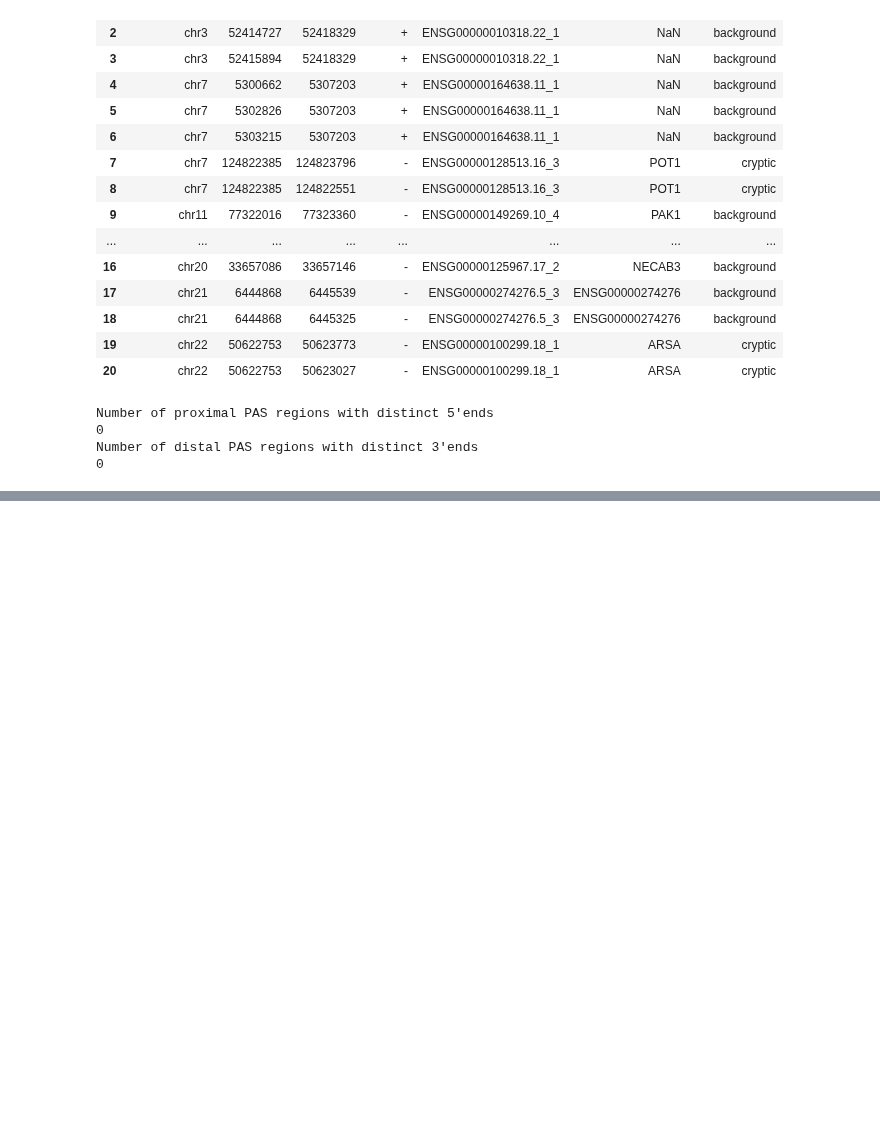
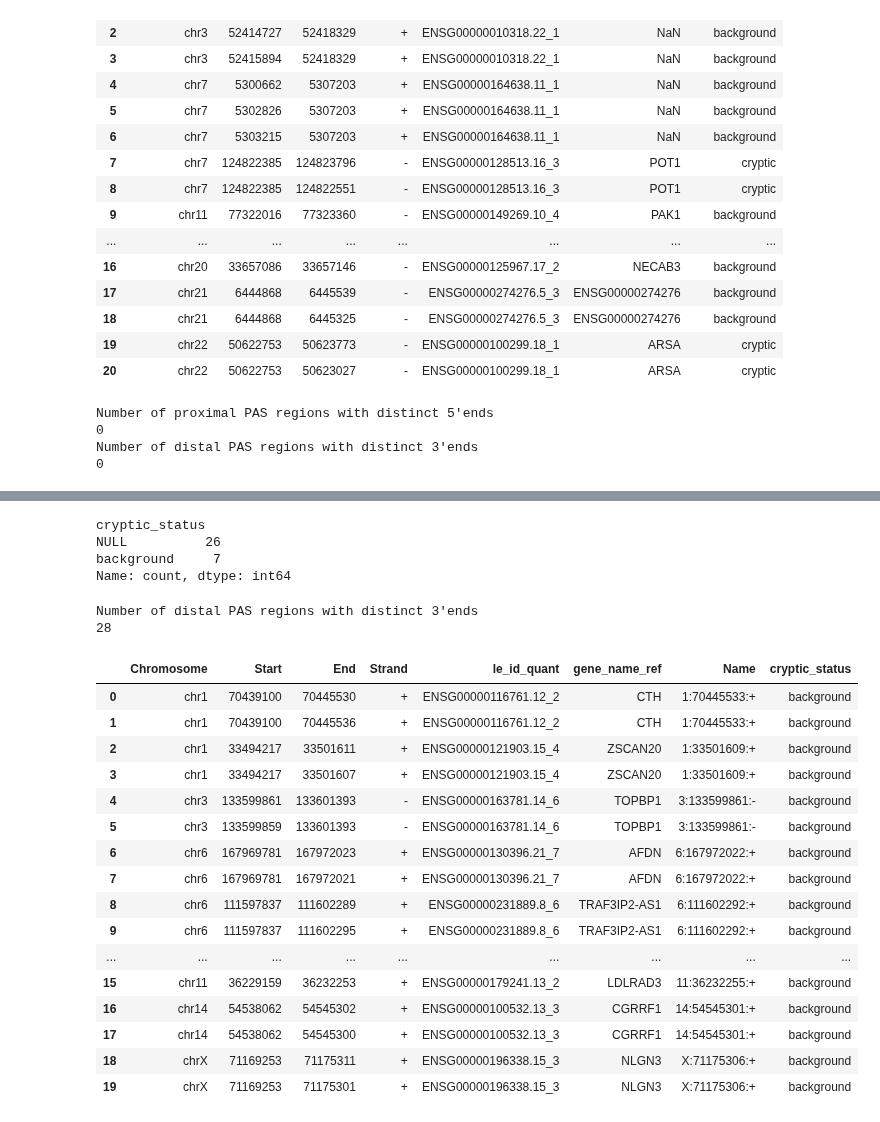
Before and after one commit to frattalab/tdp43-apa, a Jupyter notebook: motifs/notebooks/define_iclip_regions_d3utr.ipynb, the cells around one changed output, grey strips where cells are left out. Cells and saved outputs as stored; diff of their text form; code cells hidden in the pictures; blank space fills up the shorter version.

```diff
--- a/motifs/notebooks/define_iclip_regions_d3utr.ipynb
+++ b/motifs/notebooks/define_iclip_regions_d3utr.ipynb
@@ -143,3 +147,9 @@ print(f"Number of cryptic 3'UTR extension-containing genes - {len(cryp_gene_name
 # %% [output]
 Number of cryptic 3'UTR extensions - 86
 Number of cryptic 3'UTR extension-containing genes - 86
+# %%
+cryp_le_ids_prox = event_type_le_ids["proximal_3utr_extension"]
+cryp_gene_names_prox = event_type_gene_names["proximal_3utr_extension"]
+
+print(f"Number of cryptic 3'UTR extensions where proximal is cryptic - {len(cryp_le_ids_prox)}")
+print(f"Number of cryptic 3'UTR extension-containing genes where proximal is cryptic - {len(cryp_gene_names_prox)}")
@@ -427,6 +420,12 @@ True
 cryp_le_ids_prtnr = set(["_".join([le_id.split("_")[0], str(int(le_id.split("_")[1]) - 1)]) for le_id in list(cryp_le_ids)])
 # combination of cryptic and background le_ids
 cryp_le_ids_comb = cryp_le_ids.union(cryp_le_ids_prtnr)
+# %%
+# get combined list of cryptic IDs
+# here partner is the novel 3'UTR extension, so add 1 to le_id
+cryp_le_ids_prox_prtnr = set(["_".join([le_id.split("_")[0], str(int(le_id.split("_")[1]) + 1)]) for le_id in list(cryp_le_ids_prox)])
+# combination of cryptic and background le_ids
+cryp_le_ids_prox_comb = cryp_le_ids_prox.union(cryp_le_ids_prox_prtnr)
 # %%
 sel_le_d3utr_prox = sel_le_d3utr_prox.assign("cryptic_status", lambda df: _define_cryptic_status(df, cryp_le_ids_comb, ns_le_ids_d3utr_comb, id_col="le_id"))
 novel_le_rep_d3utr = novel_le_rep_d3utr.assign("cryptic_status", lambda df: _define_cryptic_status(df, cryp_le_ids_comb, ns_le_ids_d3utr_comb, id_col="le_id_quant"))
@@ -598,3 +598,11 @@ Number of proximal PAS regions with distinct 5'ends
 0
 Number of distal PAS regions with distinct 3'ends
 0
+# %%
+# Repeat duplicate checks for proximal 3'utr cryptics, first focusing on the novel extensions
+print(novel_le_rep_prox_d3utr.cryptic_status.value_counts())
+print("\nNumber of duplicated IDs")
+# how many IDs are duplicated with distinct regions?
+novel_prox_d3utr_dup_ids = set(novel_le_rep_prox_d3utr.drop_duplicate_positions().as_df().le_id_quant.value_counts().loc[lambda x: x > 1].index)
+# subset is for le_ids that have more than one entry. Then collapse to a single entry for each le_id and count the number of unique IDs
+novel_le_rep_prox_d3utr[novel_le_rep_prox_d3utr.le_id_quant.isin(novel_prox_d3utr_dup_ids)].drop_duplicate_positions().as_df().drop_duplicates(subset="le_id_quant").cryptic_status.value_counts()
@@ -600,0 +622,44 @@ Number of distal PAS regions with distinct 3'ends
+# %%
+# how many events are duplicated when selecting a representative proximal PAS?
+sel_prox_d3utr_prox_dup_ids = set(sel_le_prox_d3utr_prox.drop_duplicate_positions().le_id.value_counts().loc[lambda x: x > 1].index)
+sel_le_prox_d3utr_prox[sel_le_prox_d3utr_prox.le_id.isin(sel_prox_d3utr_prox_dup_ids)].drop_duplicate_positions().as_df().drop_duplicates(subset="le_id").cryptic_status.value_counts()
+# %% [output]
+cryptic_status
+NULL          26
+background     7
+Name: count, dtype: int64
+# %%
+# no cryptics have duplicated prox sites/distinct 5'ends
+# so just need to check 3'end of distal extension
+print("Number of distal PAS regions with distinct 3'ends")
+print(novel_le_rep_prox_d3utr.subset(lambda df: df.le_id_quant.isin(novel_prox_d3utr_dup_ids))
+ .drop_duplicate_positions()
+ .as_df()
+ .groupby(["le_id", "Strand"])
+ .apply(lambda df: df.End.nunique() if (df.Strand == "+").all() else df.Start.nunique()).sort_values()
+ .loc[lambda x: x > 1].index.nunique()
+ )
+
+# look at duplicated extensions/distal PAS
+# again expect equidistant from atlas site
+novel_le_rep_prox_d3utr.subset(lambda df: df.le_id_quant.isin(novel_prox_d3utr_dup_ids) & df.cryptic_status.ne("NULL")).drop_duplicate_positions()[["le_id_quant", "gene_name_ref", "Name", "cryptic_status"]]
+# %% [output]
+Number of distal PAS regions with distinct 3'ends
+28
+|  | Chromosome | Start | End | Strand | le_id_quant | gene_name_ref | Name | cryptic_status |
+| 0 | chr1 | 70439100 | 70445530 | + | ENSG00000116761.12_2 | CTH | 1:70445533:+ | background |
+| 1 | chr1 | 70439100 | 70445536 | + | ENSG00000116761.12_2 | CTH | 1:70445533:+ | background |
+| 2 | chr1 | 33494217 | 33501611 | + | ENSG00000121903.15_4 | ZSCAN20 | 1:33501609:+ | background |
+| 3 | chr1 | 33494217 | 33501607 | + | ENSG00000121903.15_4 | ZSCAN20 | 1:33501609:+ | background |
+| 4 | chr3 | 133599861 | 133601393 | - | ENSG00000163781.14_6 | TOPBP1 | 3:133599861:- | background |
+| 5 | chr3 | 133599859 | 133601393 | - | ENSG00000163781.14_6 | TOPBP1 | 3:133599861:- | background |
+| 6 | chr6 | 167969781 | 167972023 | + | ENSG00000130396.21_7 | AFDN | 6:167972022:+ | background |
+| 7 | chr6 | 167969781 | 167972021 | + | ENSG00000130396.21_7 | AFDN | 6:167972022:+ | background |
+| 8 | chr6 | 111597837 | 111602289 | + | ENSG00000231889.8_6 | TRAF3IP2-AS1 | 6:111602292:+ | background |
+| 9 | chr6 | 111597837 | 111602295 | + | ENSG00000231889.8_6 | TRAF3IP2-AS1 | 6:111602292:+ | background |
+| ... | ... | ... | ... | ... | ... | ... | ... | ... |
+| 15 | chr11 | 36229159 | 36232253 | + | ENSG00000179241.13_2 | LDLRAD3 | 11:36232255:+ | background |
+| 16 | chr14 | 54538062 | 54545302 | + | ENSG00000100532.13_3 | CGRRF1 | 14:54545301:+ | background |
+| 17 | chr14 | 54538062 | 54545300 | + | ENSG00000100532.13_3 | CGRRF1 | 14:54545301:+ | background |
+| 18 | chrX | 71169253 | 71175311 | + | ENSG00000196338.15_3 | NLGN3 | X:71175306:+ | background |
+| 19 | chrX | 71169253 | 71175301 | + | ENSG00000196338.15_3 | NLGN3 | X:71175306:+ | background |
```
Also changed, not shown: parts of 22 cells of this notebook.
